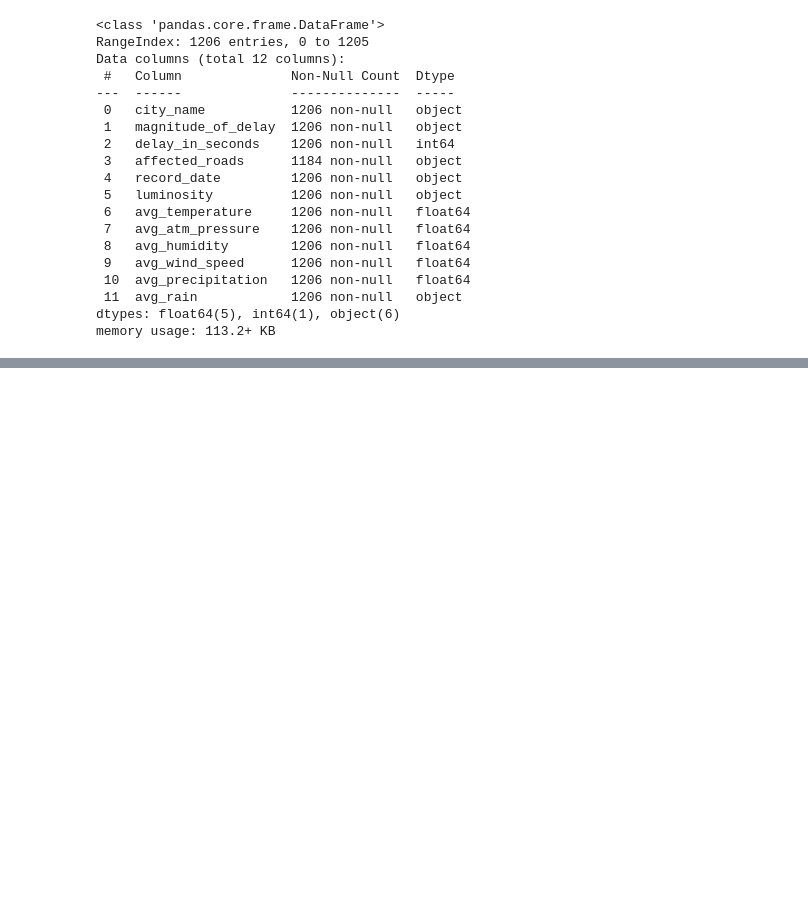
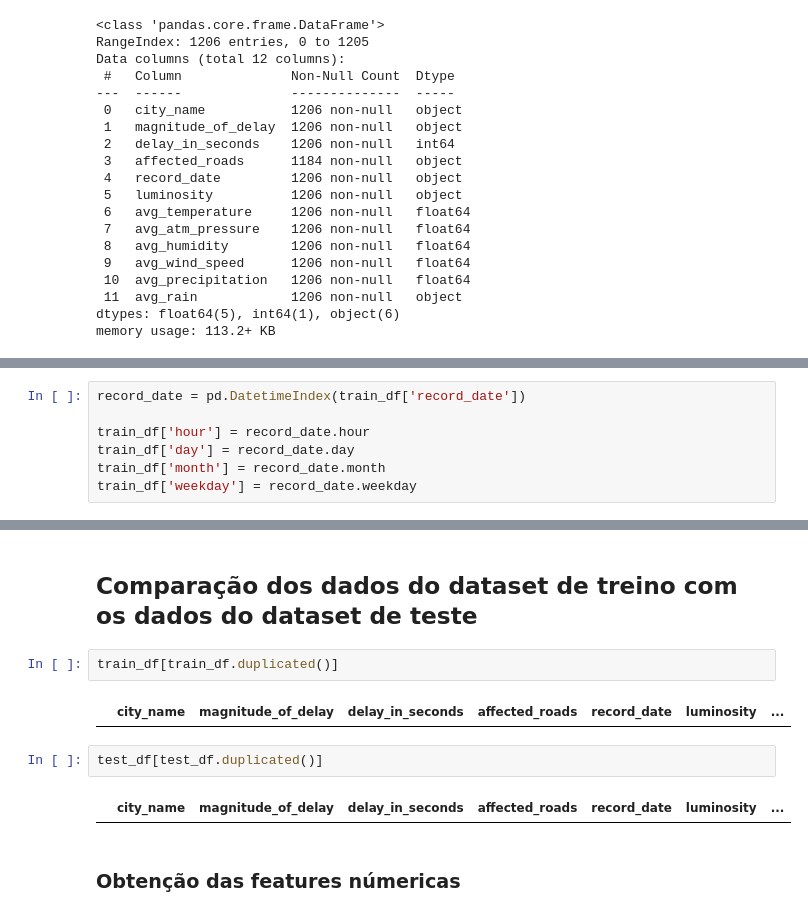
Before and after one commit to gonaloppcc/projetoDAA, a Jupyter notebook: competition/pre_data_analysis.ipynb, the cells around one changed output, grey strips where cells are left out. Saved outputs shown, nothing was run; the diff lists cells and outputs as text; blank space fills up the shorter version.

```diff
--- a/competition/pre_data_analysis.ipynb
+++ b/competition/pre_data_analysis.ipynb
@@ -319,0 +283,7 @@ test_df.describe()
+# %%
+record_date = pd.DatetimeIndex(train_df['record_date'])
+
+train_df['hour'] = record_date.hour
+train_df['day'] = record_date.day
+train_df['month'] = record_date.month
+train_df['weekday'] = record_date.weekday
@@ -319,0 +356,12 @@ test_df.describe()
+# %% [markdown]
+## Comparação dos dados do dataset de treino com os dados do dataset de teste
+# %%
+train_df[train_df.duplicated()]
+# %% [output]
+|  | city_name | magnitude_of_delay | delay_in_seconds | affected_roads | record_date | luminosity | ... |
+# %%
+test_df[test_df.duplicated()]
+# %% [output]
+|  | city_name | magnitude_of_delay | delay_in_seconds | affected_roads | record_date | luminosity | ... |
+# %% [markdown]
+### Obtenção das features númericas
```
Also changed, not shown: parts of 22 cells of this notebook, 3 other files.
